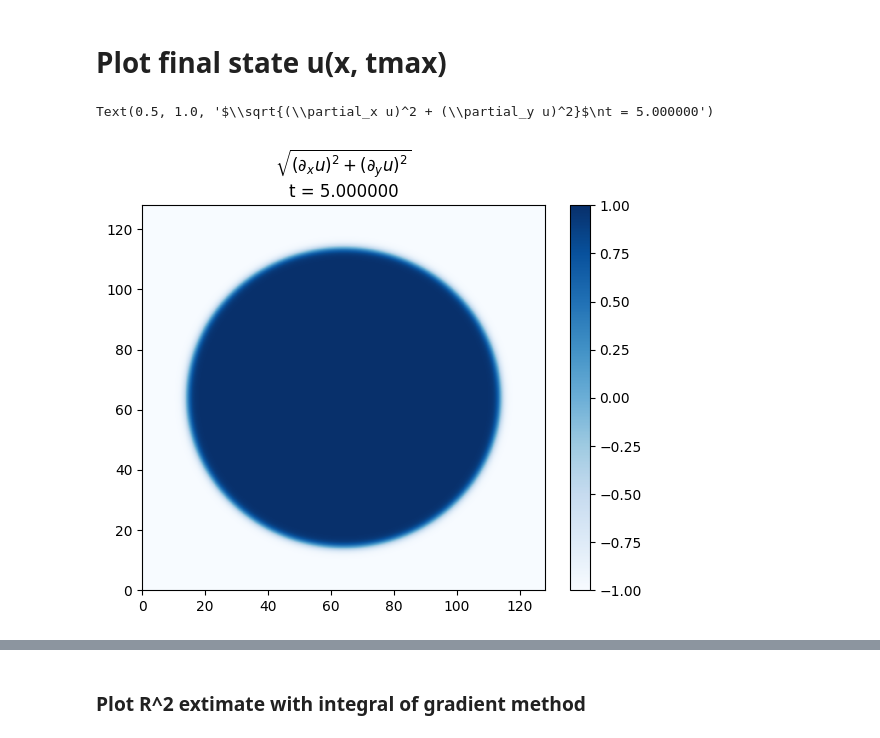
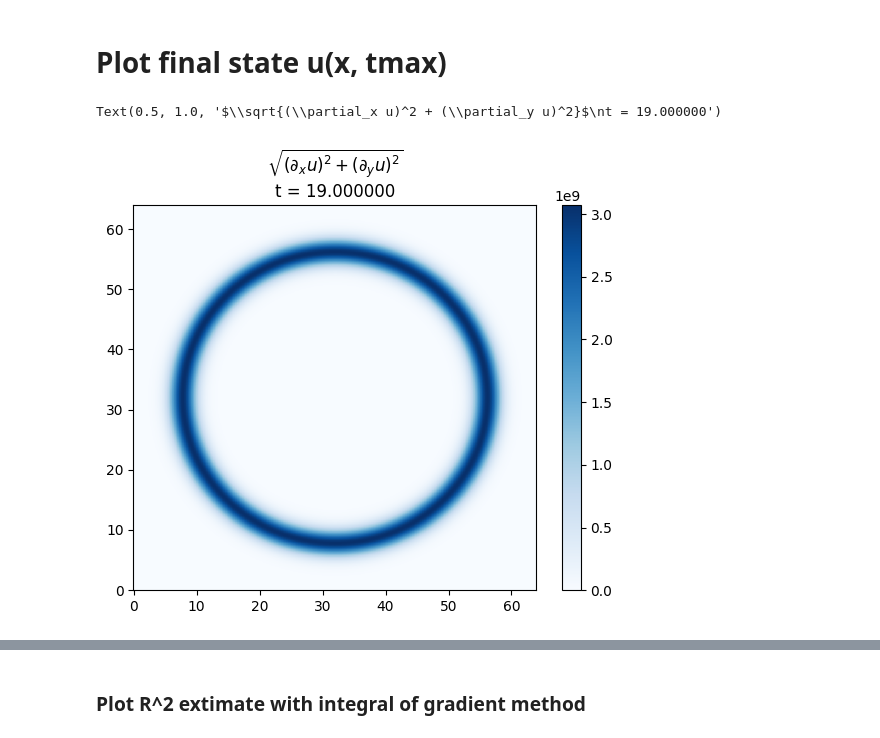
Before and after one commit to suanno/stage2, a Jupyter notebook: codes_tdgl/2D/plot/circular_front.ipynb, the cells around one changed output, grey strips where cells are left out. Cells and saved outputs as stored; diff of their text form; code cells hidden in the pictures.

```diff
--- a/codes_tdgl/2D/plot/circular_front.ipynb
+++ b/codes_tdgl/2D/plot/circular_front.ipynb
@@ -8,7 +8,7 @@ import time
 # %% [markdown]
 # Plot Space average of u(t)
 # %%
-dt = 0.05
-tspan = 640
+dt = 0.1
+tspan = 19
 tspan/dt
 # %% [output]
@@ -16,5 +16,5 @@ tspan/dt
 # %%
 dx = 0.1
-L = 128
+L = 64
 R0 = 25
 # %%
@@ -130,7 +130,7 @@ r2[ns[0]]
 # %% [markdown]
 # Plot final state u(x, tmax)
 # %%
-f = open("../state.dat", "r")
+f = open("../state_gradient.dat", "r")
 N = int(L/dx)
 x = np.zeros(N)
 y = np.zeros(N)
@@ -141,32 +141,33 @@ for row in f:
         a, b, c = row.split(" ")
         #a, b = row.split("	")
         J = np.mod(i-1,N)
         I = int((i-1)/N)
         x[I] = float(a)
         y[J] = float(b)
         Z[I][J] = float(c)
     else:
         N, tmax, dx = row.split(" ")
         dx = float(dx)
         N = int(N)
 
     i = i + 1
 
 #x = x[0:i-1]
 #y = y[0:i-1]
 
 # Make up some fake data
 X,Y = np.meshgrid(x,y)
 
 fig = plt.figure(figsize = (6.5,5))
 fig.subplots_adjust(wspace=0.3)
 
 # Blues
 #plt.figure(figsize=(10,10))
 plt.pcolormesh(X, Y, Z, cmap=plt.cm.get_cmap('Blues'))
 plt.colorbar()
 #plt.axis([-3, 3, -3, 3])
 plt.title('$\sqrt{(\partial_x u)^2 + (\partial_y u)^2}$\nt = ' + str(tmax))
+#plt.title("t = " + str(tmax))
 # %% [output]
-Text(0.5, 1.0, '$\\sqrt{(\\partial_x u)^2 + (\\partial_y u)^2}$\nt = 5.000000')
+Text(0.5, 1.0, '$\\sqrt{(\\partial_x u)^2 + (\\partial_y u)^2}$\nt = 19.000000')
-[figure, old version]
+[figure, new version]
```
Also changed, not shown: parts of 6 cells of this notebook, 13 other files.
